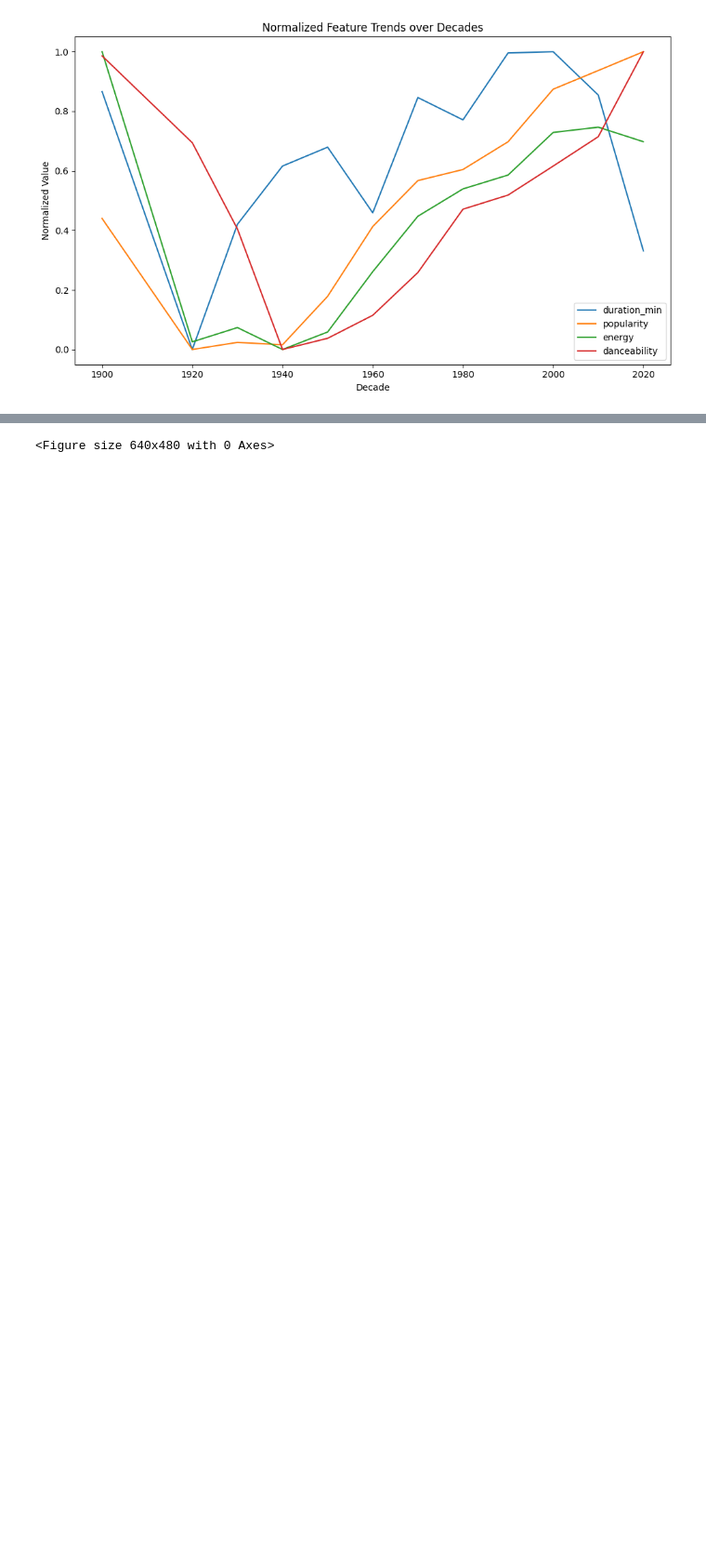
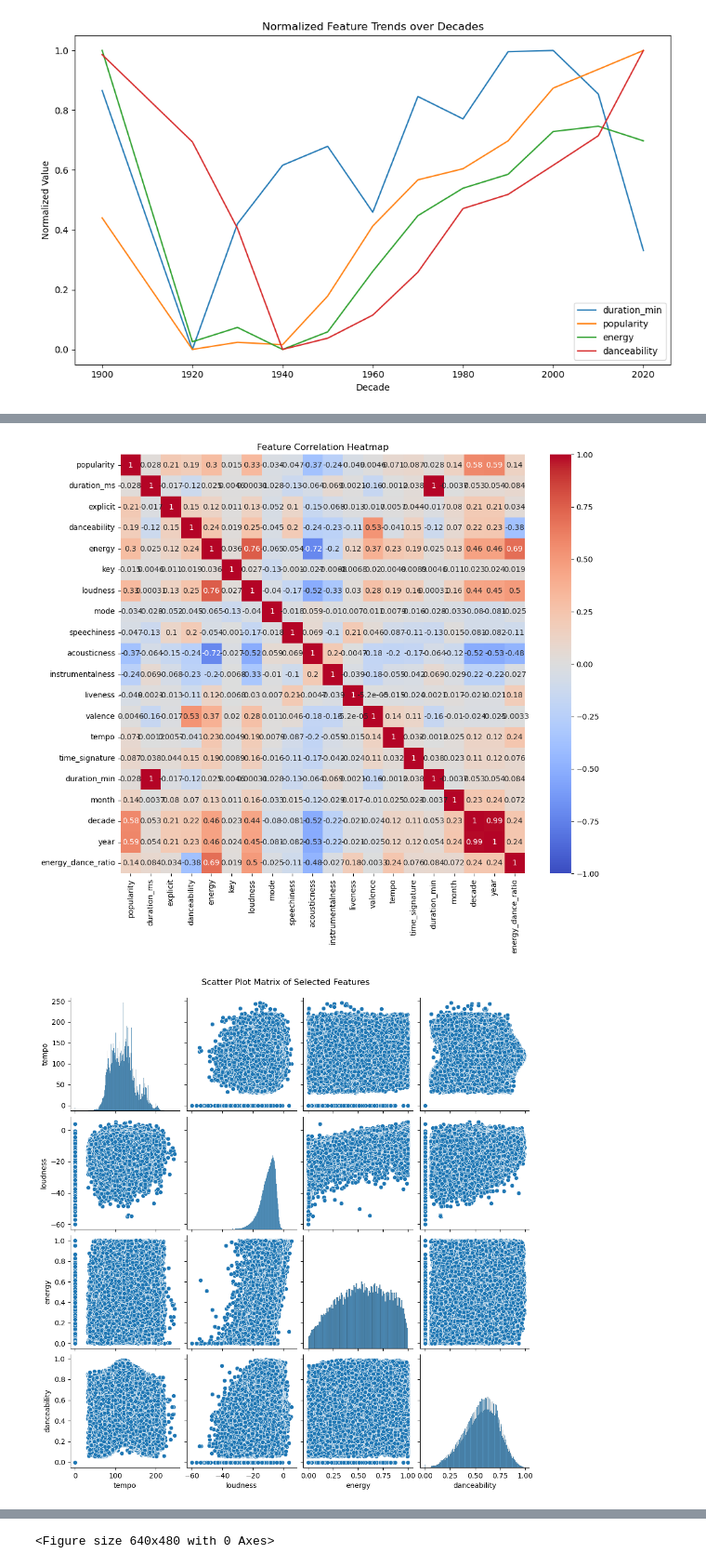
Before and after one commit to linksequel/cs5481-data, a Jupyter notebook: assign/ass2/w34-personal.ipynb, the cells around one changed output, grey strips where cells are left out. Shown at 93% size. Cells and saved outputs as stored; diff of their text form; code cells hidden in the pictures; blank space fills up the shorter version.

```diff
--- a/assign/ass2/w34-personal.ipynb
+++ b/assign/ass2/w34-personal.ipynb
@@ -354,12 +386,41 @@ plt.show()
 # %%
 def plot_correlation_analysis(df):
     """
     Task: Create correlation visualizations:
     1. Feature correlation heatmap
     2. Scatter plot matrix
     3. Specific feature relationships
     """
+    # 筛选出数值列
+    numerical_df = df.select_dtypes(include=['number'])
+
+    # 1. Feature correlation heatmap
+    corr_matrix = numerical_df.corr()
+    plt.figure(figsize=(12, 10))
+    sns.heatmap(corr_matrix, annot=True, cmap='coolwarm', vmin=-1, vmax=1)
+    plt.title('Feature Correlation Heatmap')
+    plt.show()
+
+    # 2. Scatter plot matrix
+    selected_features = ['tempo', 'loudness', 'energy', 'danceability']
+    # 确保 selected_features 都在数值列中
+    valid_features = [feature for feature in selected_features if feature in numerical_df.columns]
+    if valid_features:
+        sns.pairplot(numerical_df[valid_features])
+        plt.suptitle('Scatter Plot Matrix of Selected Features', y=1.02)
+        plt.show()
+
+    # 3. Specific feature relationships
+    if 'energy' in numerical_df.columns and 'danceability' in numerical_df.columns:
+        plt.figure(figsize=(8, 6))
+        sns.scatterplot(x='energy', y='danceability', data=numerical_df)
+        plt.title('Relationship between Energy and Danceability')
+        plt.xlabel('Energy')
+        plt.ylabel('Danceability')
+        plt.show()
     return plt.gcf()
 
 corr_fig = plot_correlation_analysis(cleaned_tracks)
 # %% [output]
+[figure, added]
+[figure, added]
```
Also changed, not shown: parts of 7 cells of this notebook, 4 other files.
